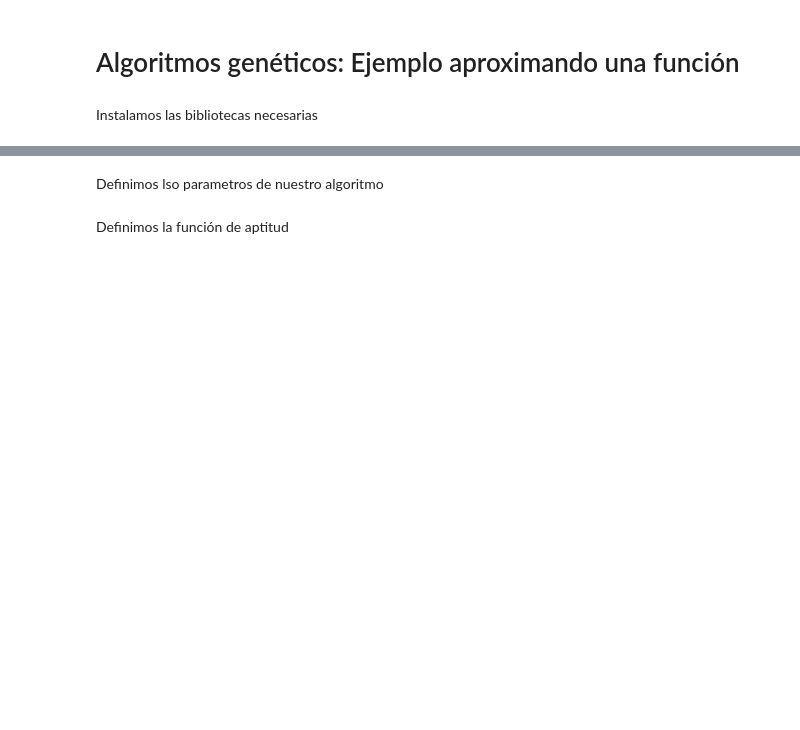
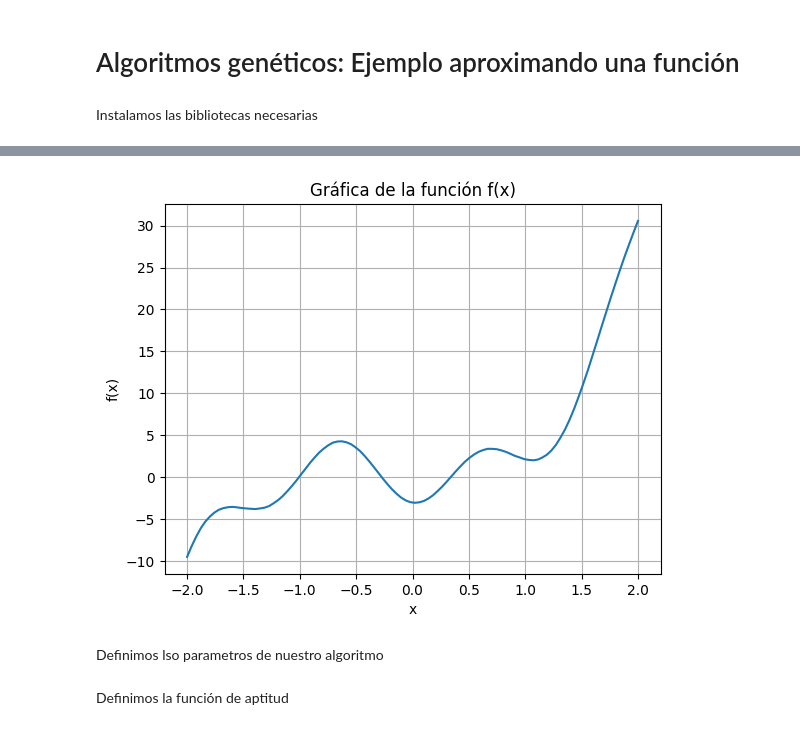
Before and after one commit to Yahred/evolutionary-computation, a Jupyter notebook: EAFunction.ipynb, the cells around one changed output, grey strips where cells are left out. Cells and saved outputs as stored; diff of their text form; code cells hidden in the pictures; blank space fills up the shorter version.

```diff
--- a/EAFunction.ipynb
+++ b/EAFunction.ipynb
@@ -18,6 +23,35 @@ import numpy
 from deap import base, creator, tools, algorithms
 # %%
-puntos = [-9.47530499, -8.20053076, -7.06007355, -6.07004795, -5.27138796, -4.66909356, -4.19457453, -3.84919918, -3.65942874, -3.55181112, -3.51373936, -3.57264491, -3.64987936, -3.70235606, -3.740946, -3.77725596, -3.69827274, -3.61302712, -3.41808667, -3.08308666, -2.70158321, -2.22867037, -1.6511668, -1.03678599, -0.38456232, 0.33075079, 1.02477883, 1.73094186, 2.36205994, 2.95806084, 3.4237866, 3.82636692, 4.13496303, 4.27157043, 4.29493587, 4.17829624, 3.95409283, 3.56992402, 3.12288977, 2.54601402, 1.91026026, 1.22867569, 0.5422082, -0.15349255, -0.811973, -1.42121758, -1.95555196, -2.40673855, -2.74191681, -2.9531929, -3.02569868, -2.96935198, -2.8077883, -2.51352989, -2.1299076, -1.63410109, -1.10580826, -0.51745204, 0.10152695, 0.72202862, 1.30413158, 1.86537205, 2.32219095, 2.72308679, 3.03966672, 3.25492871, 3.40087177, 3.39878705, 3.35382379, 3.21714617, 3.03930083, 2.80648229, 2.55612964, 2.37850053, 2.17973998, 2.08049234, 2.03455593, 2.11668995, 2.36365782, 2.70136088, 3.20906666, 3.88418985, 4.75685859, 5.73009392, 6.89142106, 8.19980283, 9.64580405, 11.17160365, 12.77006736, 14.48209584, 16.1949218, 17.94359567, 19.65124253, 21.36240072, 23.01681852, 24.63925159, 26.20180742, 27.69009341, 29.13518722, 30.54860084]
+y_puntos = [-9.47530499, -8.20053076, -7.06007355, -6.07004795, -5.27138796, -4.66909356, -4.19457453, -3.84919918, -3.65942874, -3.55181112, -3.51373936, -3.57264491, -3.64987936, -3.70235606, -3.740946, -3.77725596, -3.69827274, -3.61302712, -3.41808667, -3.08308666, -2.70158321, -2.22867037, -1.6511668, -1.03678599, -0.38456232, 0.33075079, 1.02477883, 1.73094186, 2.36205994, 2.95806084, 3.4237866, 3.82636692, 4.13496303, 4.27157043, 4.29493587, 4.17829624, 3.95409283, 3.56992402, 3.12288977, 2.54601402, 1.91026026, 1.22867569, 0.5422082, -0.15349255, -0.811973, -1.42121758, -1.95555196, -2.40673855, -2.74191681, -2.9531929, -3.02569868, -2.96935198, -2.8077883, -2.51352989, -2.1299076, -1.63410109, -1.10580826, -0.51745204, 0.10152695, 0.72202862, 1.30413158, 1.86537205, 2.32219095, 2.72308679, 3.03966672, 3.25492871, 3.40087177, 3.39878705, 3.35382379, 3.21714617, 3.03930083, 2.80648229, 2.55612964, 2.37850053, 2.17973998, 2.08049234, 2.03455593, 2.11668995, 2.36365782, 2.70136088, 3.20906666, 3.88418985, 4.75685859, 5.73009392, 6.89142106, 8.19980283, 9.64580405, 11.17160365, 12.77006736, 14.48209584, 16.1949218, 17.94359567, 19.65124253, 21.36240072, 23.01681852, 24.63925159, 26.20180742, 27.69009341, 29.13518722, 30.54860084]
+x_puntos = [-2.0, -1.95959596, -1.91919192, -1.87878788, -1.83838384,
+            -1.7979798, -1.75757576, -1.71717172, -1.67676768, -1.63636364,
+            -1.5959596, -1.55555556, -1.51515152, -1.47474747, -1.43434343,
+            -1.39393939, -1.35353535, -1.31313131, -1.27272727, -1.23232323,
+            -1.19191919, -1.15151515, -1.11111111, -1.07070707, -1.03030303,
+            -0.98989899, -0.94949495, -0.90909091, -0.86868687, -0.82828283,
+            -0.78787879, -0.74747475, -0.70707071, -0.66666667, -0.62626263,
+            -0.58585859, -0.54545455, -0.50505051, -0.46464646, -0.42424242,
+            -0.38383838, -0.34343434, -0.3030303, -0.26262626, -0.22222222,
+            -0.18181818, -0.14141414, -0.1010101, -0.06060606, -0.02020202,
+             0.02020202, 0.06060606, 0.1010101, 0.14141414, 0.18181818,
+             0.22222222, 0.26262626, 0.3030303, 0.34343434, 0.38383838,
+             0.42424242, 0.46464646, 0.50505051, 0.54545455, 0.58585859,
+             0.62626263, 0.66666667, 0.70707071, 0.74747475, 0.78787879,
+             0.82828283, 0.86868687, 0.90909091, 0.94949495, 0.98989899,
+             1.03030303, 1.07070707, 1.11111111, 1.15151515, 1.19191919,
+             1.23232323, 1.27272727, 1.31313131, 1.35353535, 1.39393939,
+             1.43434343, 1.47474747, 1.51515152, 1.55555556, 1.5959596,
+             1.63636364, 1.67676768, 1.71717172, 1.75757576, 1.7979798,
+             1.83838384, 1.87878788, 1.91919192, 1.95959596, 2.0]
+# %%
+plt.plot(x_puntos, y_puntos)
+plt.xlabel('x')
+plt.ylabel('f(x)')
+plt.title('Gráfica de la función f(x)')
+plt.grid(True)
+plt.show()
+# %% [output]
+[figure, added]
 # %% [markdown]
 Definimos lso parametros de nuestro algoritmo
 # %%
```
Also changed, not shown: parts of 9 cells of this notebook.
